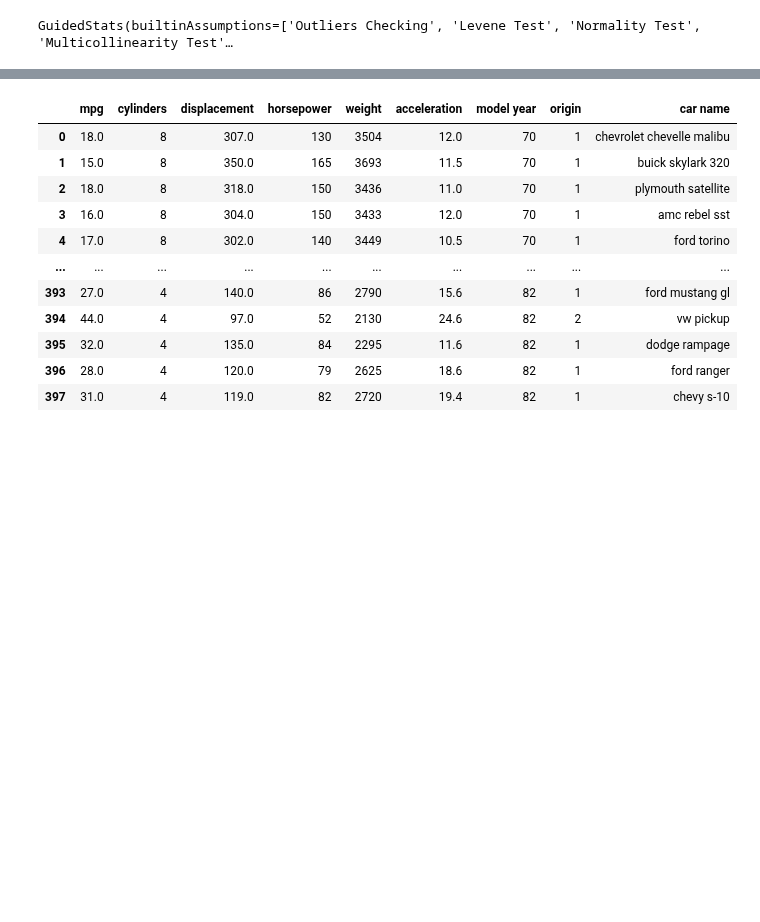
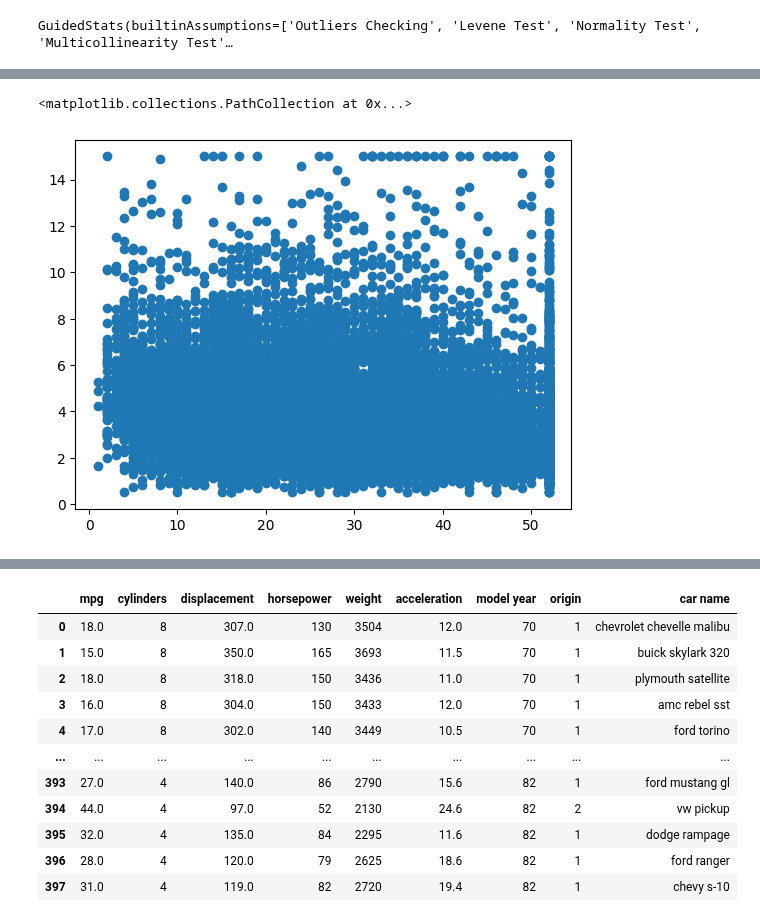
Before and after one commit to cmudig/GuidedStats, a Jupyter notebook: examples/test.ipynb, the cells around one changed output, grey strips where cells are left out. Cells and saved outputs as stored; diff of their text form; code cells hidden in the pictures; blank space fills up the shorter version.

```diff
--- a/examples/test.ipynb
+++ b/examples/test.ipynb
@@ -9,3 +58,12 @@ a = GuidedStats(df)
 a
 # %% [output]
 GuidedStats(builtinAssumptions=['Outliers Checking', 'Levene Test', 'Normality Test', 'Multicollinearity Test'…
+# %%
+from guidedstats import GuidedStats
+import pandas as pd
+
+df = pd.read_csv("housing.csv")
+df = df.dropna()
+
+b = GuidedStats(df)
+b
@@ -11,0 +119,6 @@ GuidedStats(builtinAssumptions=['Outliers Checking', 'Levene Test', 'Normality T
+# %%
+import matplotlib.pyplot as plt
+plt.scatter(df["housing_median_age"],df["median_income"])
+# %% [output]
+<matplotlib.collections.PathCollection at 0x...>
+[figure, added]
```
Also changed, not shown: parts of 26 cells of this notebook, 25 other files.
